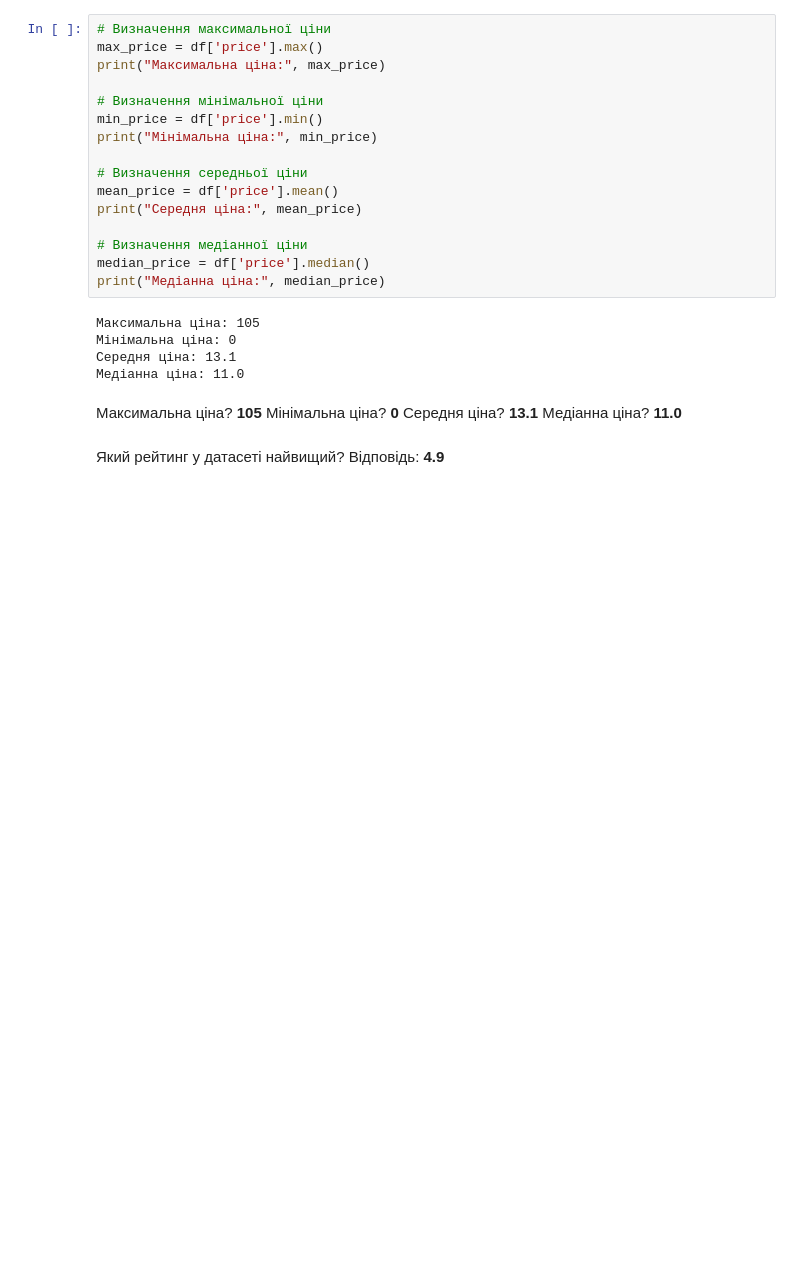
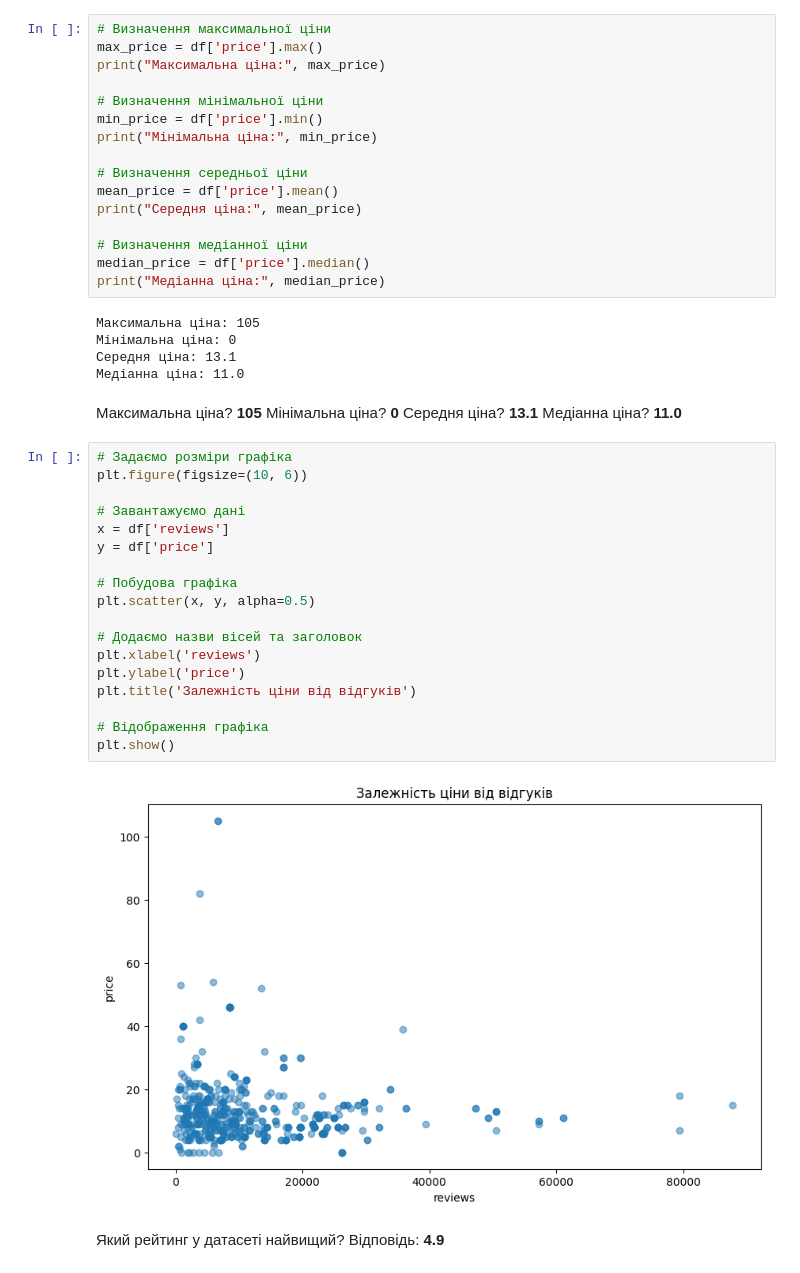
Before and after one commit to ValeriiYermak/DataScience, a Jupyter notebook: HW2_3.ipynb, the cells around one changed output. Drawn from its saved outputs; the diff is of its cells as text; blank space fills up the shorter version.

Commit message:
Finish with graph

```diff
--- a/HW2_3.ipynb
+++ b/HW2_3.ipynb
@@ -147,5 +147,25 @@ print("Медіанна ціна:", median_price)
 Мінімальна ціна? **0**
 Середня ціна? **13.1**
 Медіанна ціна? **11.0**
+# %%
+# Задаємо розміри графіка
+plt.figure(figsize=(10, 6))
+
+# Завантажуємо дані
+x = df['reviews']
+y = df['price']
+
+# Побудова графіка
+plt.scatter(x, y, alpha=0.5)
+
+# Додаємо назви вісей та заголовок
+plt.xlabel('reviews')
+plt.ylabel('price')
+plt.title('Залежність ціни від відгуків')
+
+# Відображення графіка
+plt.show()
+# %% [output]
+[figure, added]
 # %% [markdown]
 Який рейтинг у датасеті найвищий? Відповідь: **4.9**
```
Also changed, not shown: parts of 3 cells of this notebook.
